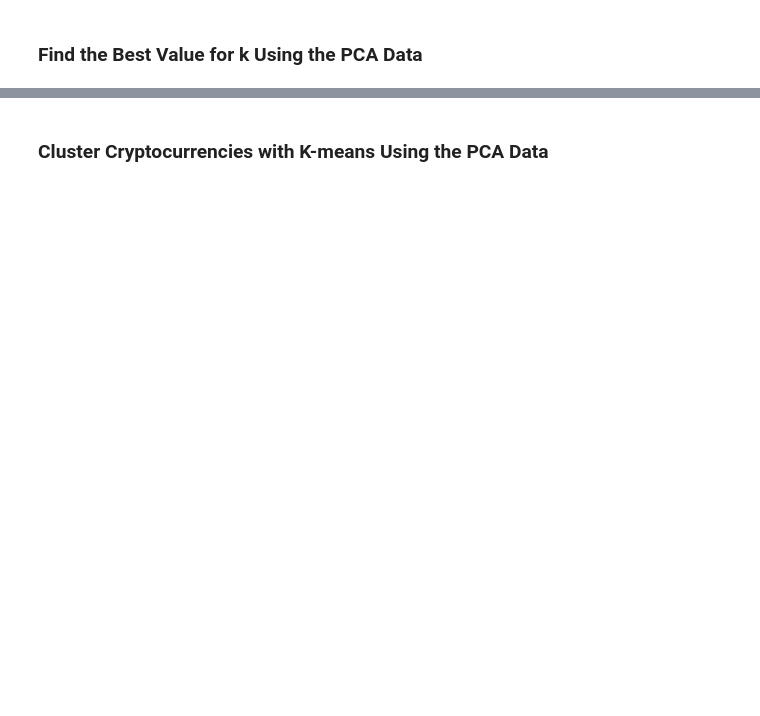
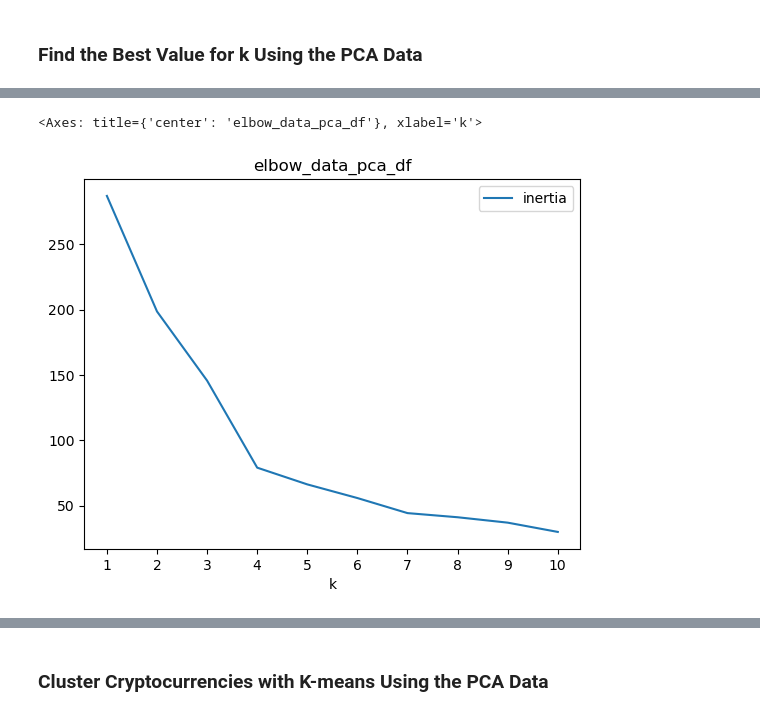
Before and after one commit to kurtandreassen/CryptoClustering, a Jupyter notebook: Crypto_Clustering.ipynb, the cells around one changed output, grey strips where cells are left out. Saved outputs shown, nothing was run; the diff lists cells and outputs as text; code cells hidden in the pictures; blank space fills up the shorter version.

```diff
--- a/Crypto_Clustering.ipynb
+++ b/Crypto_Clustering.ipynb
@@ -322,6 +338,15 @@ pcs_df = pd.DataFrame(
 # %%
 # Plot a line chart with all the inertia values computed with
 # the different values of k to visually identify the optimal value for k.
+df_elbow.plot.line(
+    x="k",
+    y="inertia",
+    title="elbow_data_pca_df",
+    xticks=k
+)
+# %% [output]
+<Axes: title={'center': 'elbow_data_pca_df'}, xlabel='k'>
+[figure, added]
 # %% [markdown]
 #### Answer the following questions:
 * **Question:** What is the best value for `k` when using the PCA data?
```
Also changed, not shown: parts of 21 cells of this notebook, 1 other file.
